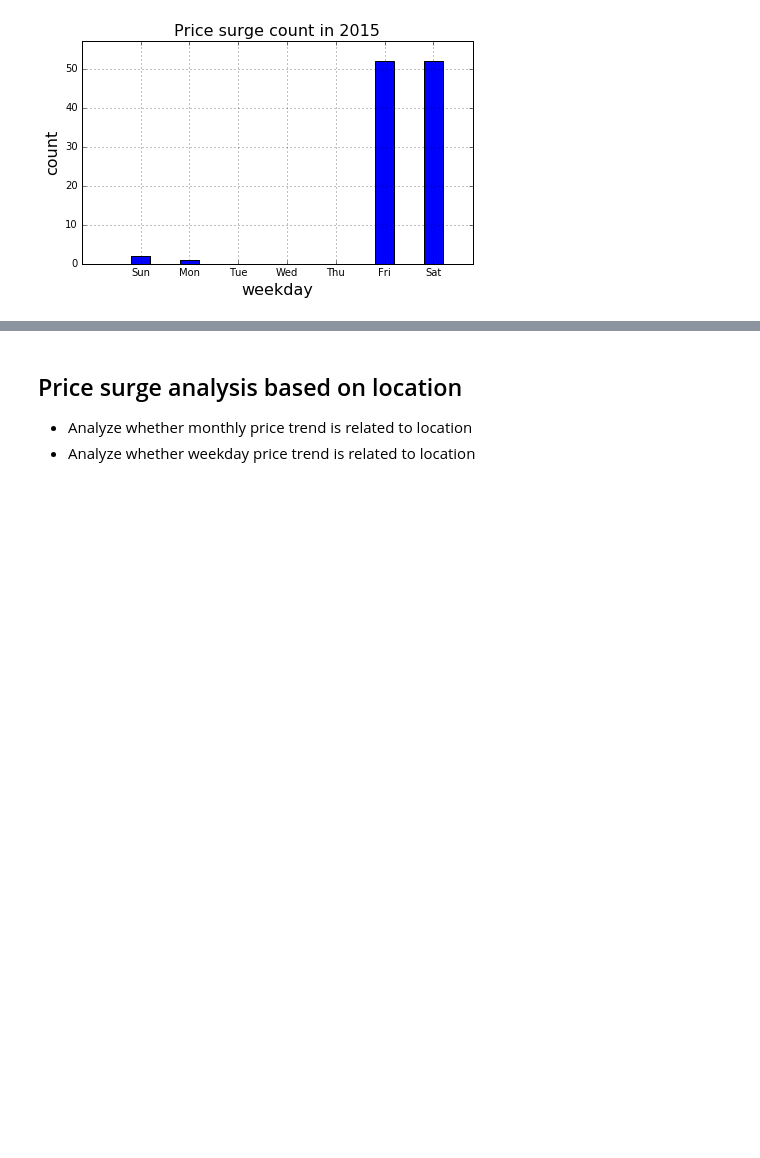
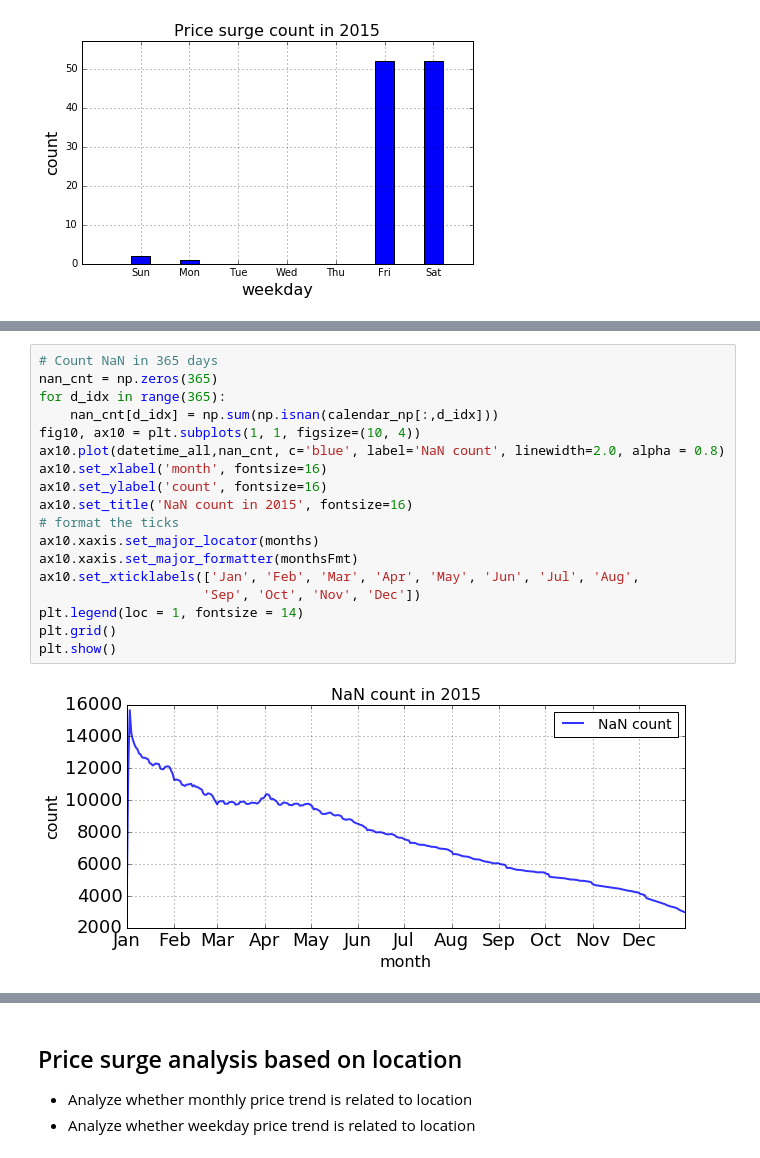
Before and after one commit to xwang146/cs109-airbnb-13, a Jupyter notebook: Code/03_code_for_delivery/022_visualize_calendar.ipynb, the cells around one changed output, grey strips where cells are left out. Saved outputs shown, nothing was run; the diff lists cells and outputs as text; blank space fills up the shorter version.

```diff
--- a/Code/03_code_for_delivery/022_visualize_calendar.ipynb
+++ b/Code/03_code_for_delivery/022_visualize_calendar.ipynb
@@ -244,2 +246,22 @@ Average weekday price:
+# %%
+# Count NaN in 365 days
+nan_cnt = np.zeros(365)
+for d_idx in range(365):
+    nan_cnt[d_idx] = np.sum(np.isnan(calendar_np[:,d_idx]))
+fig10, ax10 = plt.subplots(1, 1, figsize=(10, 4))
+ax10.plot(datetime_all,nan_cnt, c='blue', label='NaN count', linewidth=2.0, alpha = 0.8)
+ax10.set_xlabel('month', fontsize=16)
+ax10.set_ylabel('count', fontsize=16)
+ax10.set_title('NaN count in 2015', fontsize=16)
+# format the ticks
+ax10.xaxis.set_major_locator(months)
+ax10.xaxis.set_major_formatter(monthsFmt)
+ax10.set_xticklabels(['Jan', 'Feb', 'Mar', 'Apr', 'May', 'Jun', 'Jul', 'Aug',
+                     'Sep', 'Oct', 'Nov', 'Dec'])
+plt.legend(loc = 1, fontsize = 14)
+plt.grid()
+plt.show()
+# %% [output]
+[figure, added]
 # %%
 # Plot global trend of price
```
Also changed, not shown: parts of 4 cells of this notebook, 4 other files.
